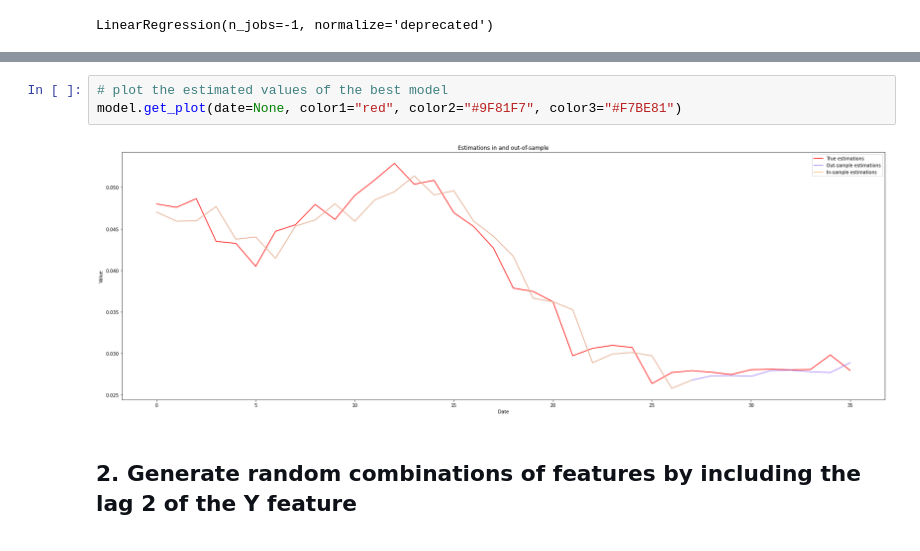
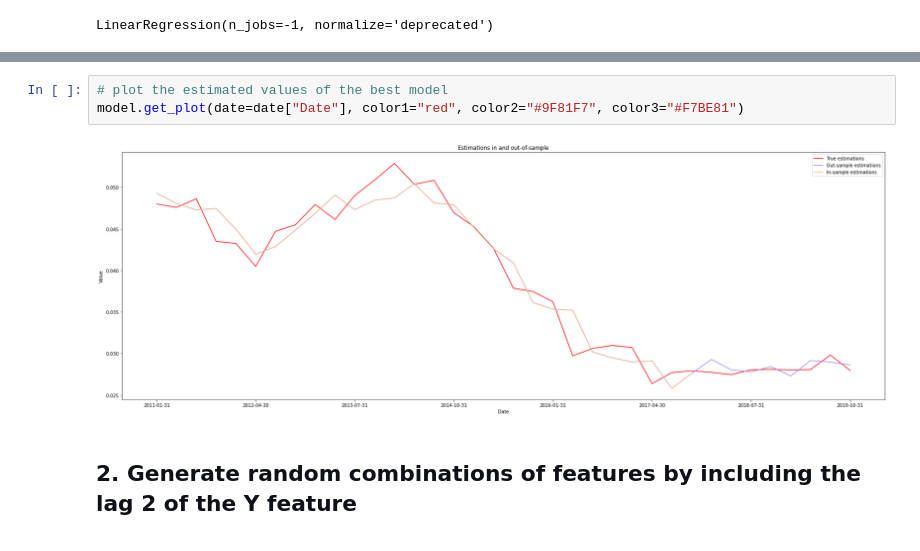
Before and after one commit to lprtk/pySelection, a Jupyter notebook: example/pySelection.ipynb, the cells around one changed output, grey strips where cells are left out. Cells and saved outputs as stored; diff of their text form.

```diff
--- a/example/pySelection.ipynb
+++ b/example/pySelection.ipynb
@@ -148,9 +148,9 @@ model.get_scores()
 100 rows × 9 columns
 # %%
 # plot the estimated values of the best model
-model.get_plot(date=None, color1="red", color2="#9F81F7", color3="#F7BE81")
+model.get_plot(date=date["Date"], color1="red", color2="#9F81F7", color3="#F7BE81")
 # %% [output]
-[figure, old version]
+[figure, new version]
 # %% [markdown]
 <div style="margin: 10px;">
     <h2 style="font-family: Arial">
```
Also changed, not shown: parts of 5 cells of this notebook.
